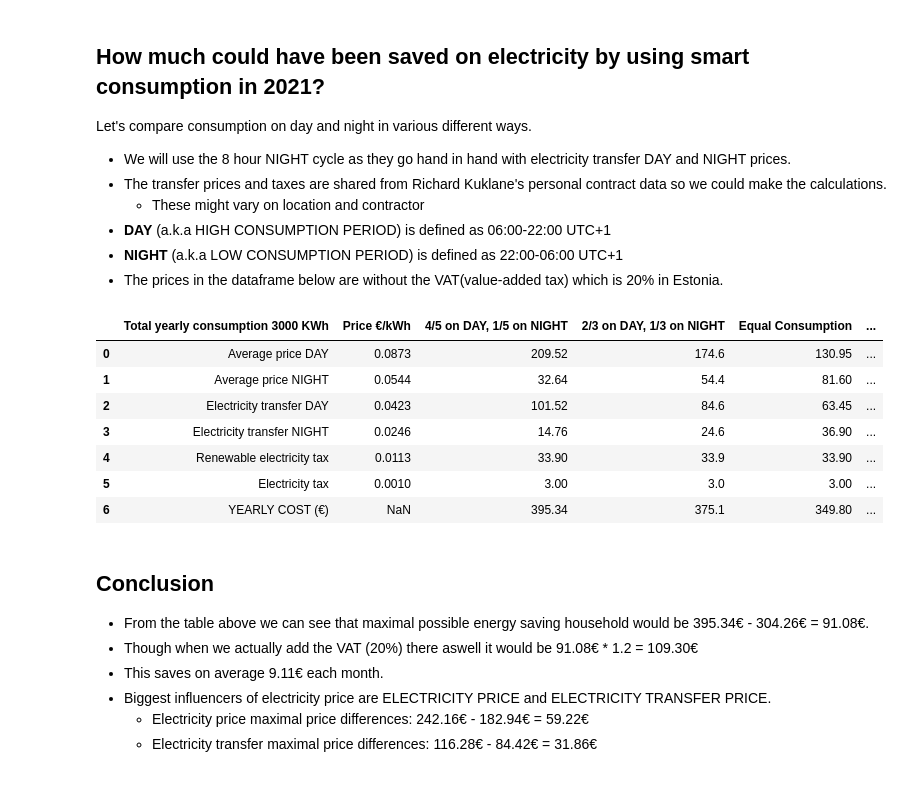
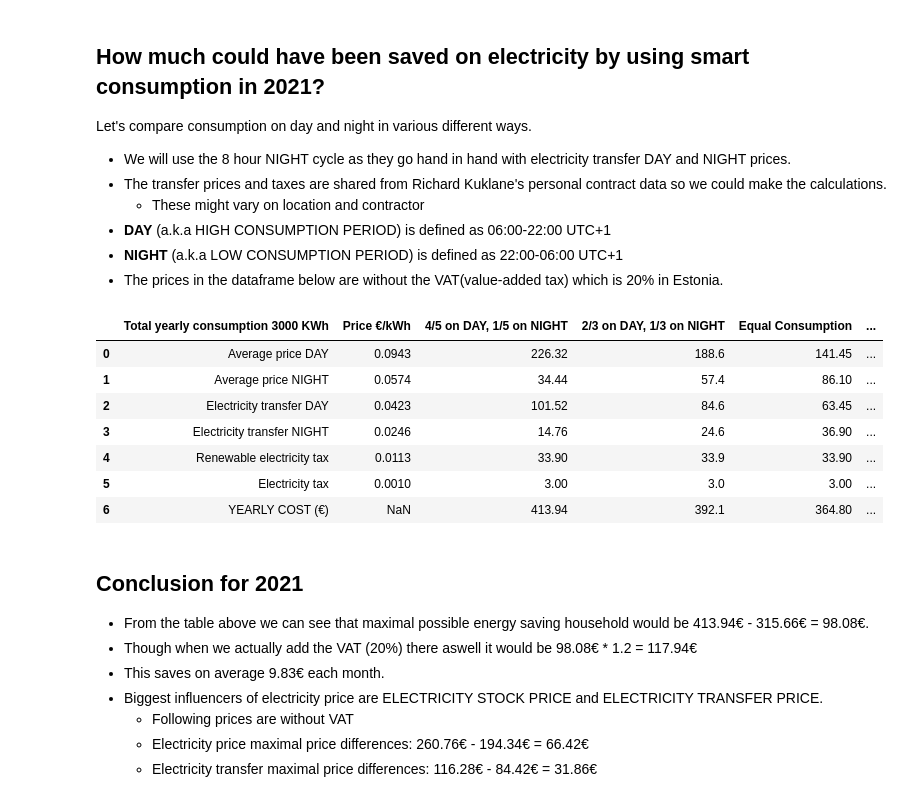
Before and after one commit to Rikuklane/D4-Electricity-Prices, a Jupyter notebook: visualization/smart_consumption_theory.ipynb, the cells around one changed output. Saved outputs shown, nothing was run; the diff lists cells and outputs as text; code cells hidden in the pictures.

Commit message:
added yearly consumption analysis on novmber 2021 data

```diff
--- a/visualization/smart_consumption_theory.ipynb
+++ b/visualization/smart_consumption_theory.ipynb
@@ -156,22 +183,23 @@ Let's compare consumption on day and night in various different ways.
  - **DAY** (a.k.a HIGH CONSUMPTION PERIOD) is defined as 06:00-22:00 UTC+1
  - **NIGHT** (a.k.a LOW CONSUMPTION PERIOD) is defined as 22:00-06:00 UTC+1
  - The prices in the dataframe below are without the VAT(value-added tax) which is 20% in Estonia.
-# %%
-electricity_bill
-# %% [output]
-|  | Total yearly consumption 3000 KWh | Price €/kWh | 4/5 on DAY, 1/5 on NIGHT | 2/3 on DAY, 1/3 on NIGHT | Equal Consumption | ... |
-| 0 | Average price DAY | 0.0873 | 209.52 | 174.6 | 130.95 | ... |
-| 1 | Average price NIGHT | 0.0544 | 32.64 | 54.4 | 81.60 | ... |
-| 2 | Electricity transfer DAY | 0.0423 | 101.52 | 84.6 | 63.45 | ... |
-| 3 | Electricity transfer NIGHT | 0.0246 | 14.76 | 24.6 | 36.90 | ... |
-| 4 | Renewable electricity tax | 0.0113 | 33.90 | 33.9 | 33.90 | ... |
-| 5 | Electricity tax | 0.0010 | 3.00 | 3.0 | 3.00 | ... |
-| 6 | YEARLY COST (€) | NaN | 395.34 | 375.1 | 349.80 | ... |
+# %%
+electricity_bill_2021
+# %% [output]
+|  | Total yearly consumption 3000 KWh | Price €/kWh | 4/5 on DAY, 1/5 on NIGHT | 2/3 on DAY, 1/3 on NIGHT | Equal Consumption | ... |
+| 0 | Average price DAY | 0.0943 | 226.32 | 188.6 | 141.45 | ... |
+| 1 | Average price NIGHT | 0.0574 | 34.44 | 57.4 | 86.10 | ... |
+| 2 | Electricity transfer DAY | 0.0423 | 101.52 | 84.6 | 63.45 | ... |
+| 3 | Electricity transfer NIGHT | 0.0246 | 14.76 | 24.6 | 36.90 | ... |
+| 4 | Renewable electricity tax | 0.0113 | 33.90 | 33.9 | 33.90 | ... |
+| 5 | Electricity tax | 0.0010 | 3.00 | 3.0 | 3.00 | ... |
+| 6 | YEARLY COST (€) | NaN | 413.94 | 392.1 | 364.80 | ... |
 # %% [markdown]
-## Conclusion
- - From the table above we can see that maximal possible energy saving household would be 395.34€ - 304.26€ = 91.08€.
- - Though when we actually add the VAT (20%) there aswell it would be 91.08€ * 1.2 = 109.30€
- - This saves on average 9.11€ each month.
- - Biggest influencers of electricity price are ELECTRICITY PRICE and ELECTRICITY TRANSFER PRICE.
-     - Electricity price maximal price differences: 242.16€ - 182.94€ = 59.22€
+## Conclusion for 2021
+ - From the table above we can see that maximal possible energy saving household would be 413.94€ - 315.66€ = 98.08€.
+ - Though when we actually add the VAT (20%) there aswell it would be 98.08€ * 1.2 = 117.94€
+ - This saves on average 9.83€ each month.
+ - Biggest influencers of electricity price are ELECTRICITY STOCK PRICE and ELECTRICITY TRANSFER PRICE.
+     - Following prices are without VAT
+     - Electricity price maximal price differences: 260.76€ - 194.34€ = 66.42€
      - Electricity transfer maximal price differences: 116.28€ - 84.42€ = 31.86€
```
Also changed, not shown: parts of 4 cells of this notebook, 1 other file.
